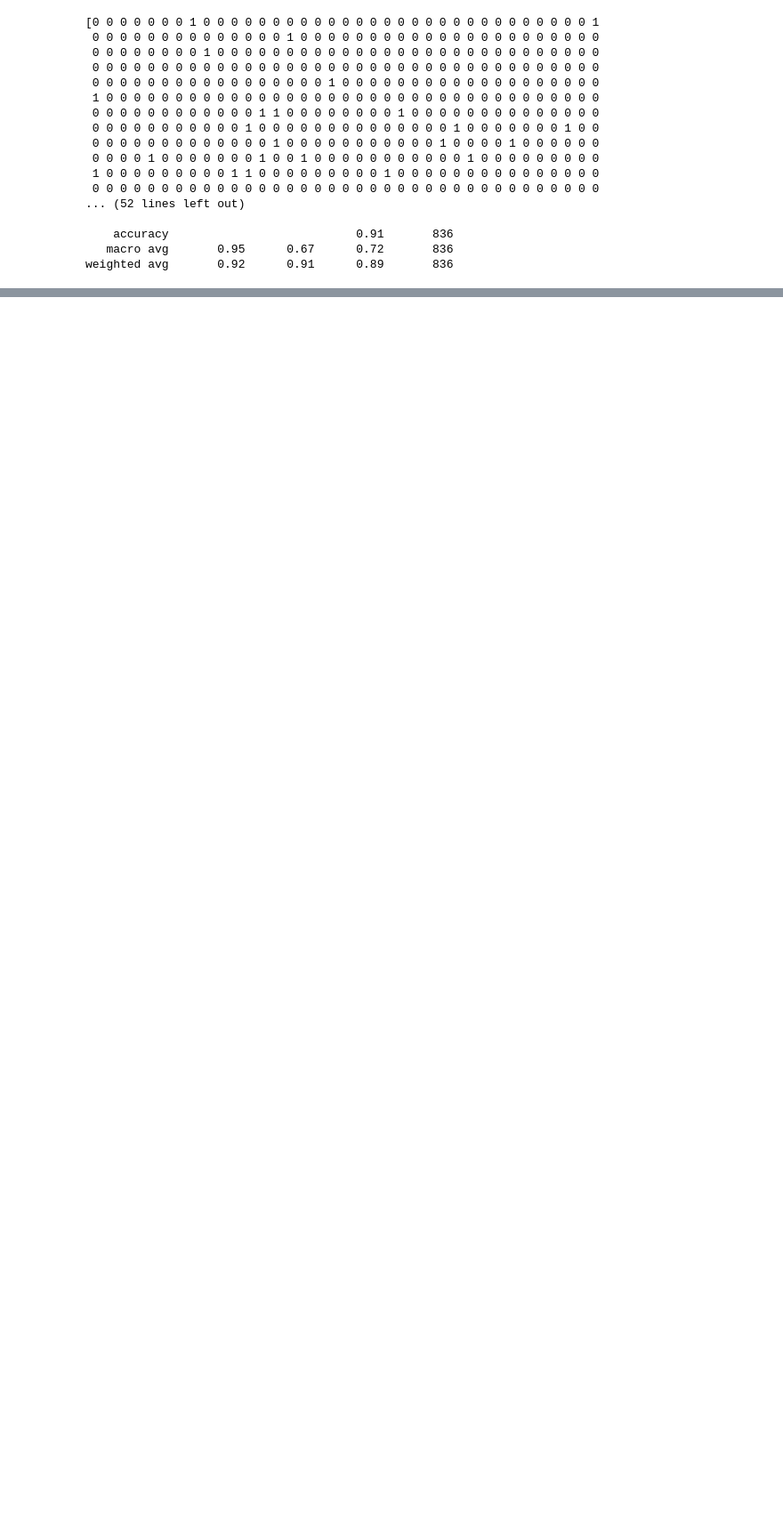
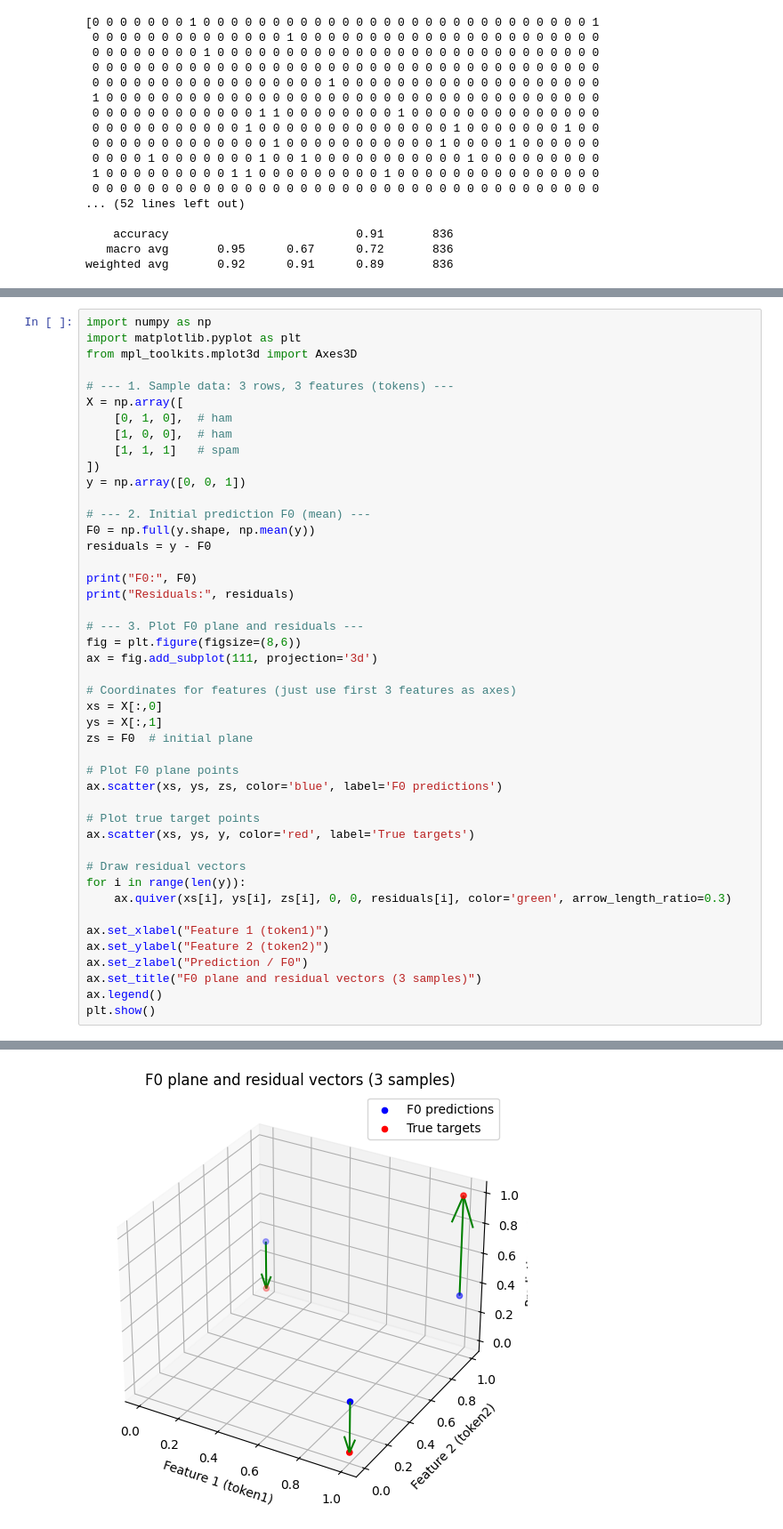
Before and after one commit to intuition-explorer/ML-Algorithms, a Jupyter notebook: SMS_Spam_RFor+GradBoost.ipynb, the cells around one changed output, grey strips where cells are left out. Shown at 89% size. Cells and saved outputs as stored; diff of their text form; blank space fills up the shorter version.

```diff
--- a/SMS_Spam_RFor+GradBoost.ipynb
+++ b/SMS_Spam_RFor+GradBoost.ipynb
@@ -770,0 +904,46 @@ weighted avg       0.92      0.91      0.89       836
+# %%
+import numpy as np
+import matplotlib.pyplot as plt
+from mpl_toolkits.mplot3d import Axes3D
+
+# --- 1. Sample data: 3 rows, 3 features (tokens) ---
+X = np.array([
+    [0, 1, 0],  # ham
+    [1, 0, 0],  # ham
+    [1, 1, 1]   # spam
+])
+y = np.array([0, 0, 1])
+
+# --- 2. Initial prediction F0 (mean) ---
+F0 = np.full(y.shape, np.mean(y))
+residuals = y - F0
+
+print("F0:", F0)
+print("Residuals:", residuals)
+
+# --- 3. Plot F0 plane and residuals ---
+fig = plt.figure(figsize=(8,6))
+ax = fig.add_subplot(111, projection='3d')
+
+# Coordinates for features (just use first 3 features as axes)
+xs = X[:,0]
+ys = X[:,1]
+zs = F0  # initial plane
+
+# Plot F0 plane points
+ax.scatter(xs, ys, zs, color='blue', label='F0 predictions')
+
+# Plot true target points
+ax.scatter(xs, ys, y, color='red', label='True targets')
+
+# Draw residual vectors
+for i in range(len(y)):
+    ax.quiver(xs[i], ys[i], zs[i], 0, 0, residuals[i], color='green', arrow_length_ratio=0.3)
+
+ax.set_xlabel("Feature 1 (token1)")
+ax.set_ylabel("Feature 2 (token2)")
+ax.set_zlabel("Prediction / F0")
+ax.set_title("F0 plane and residual vectors (3 samples)")
+ax.legend()
+plt.show()
+# %% [output]
@@ -770,0 +952 @@ weighted avg       0.92      0.91      0.89       836
+[figure, added]
```
Also changed, not shown: parts of 12 cells of this notebook.
